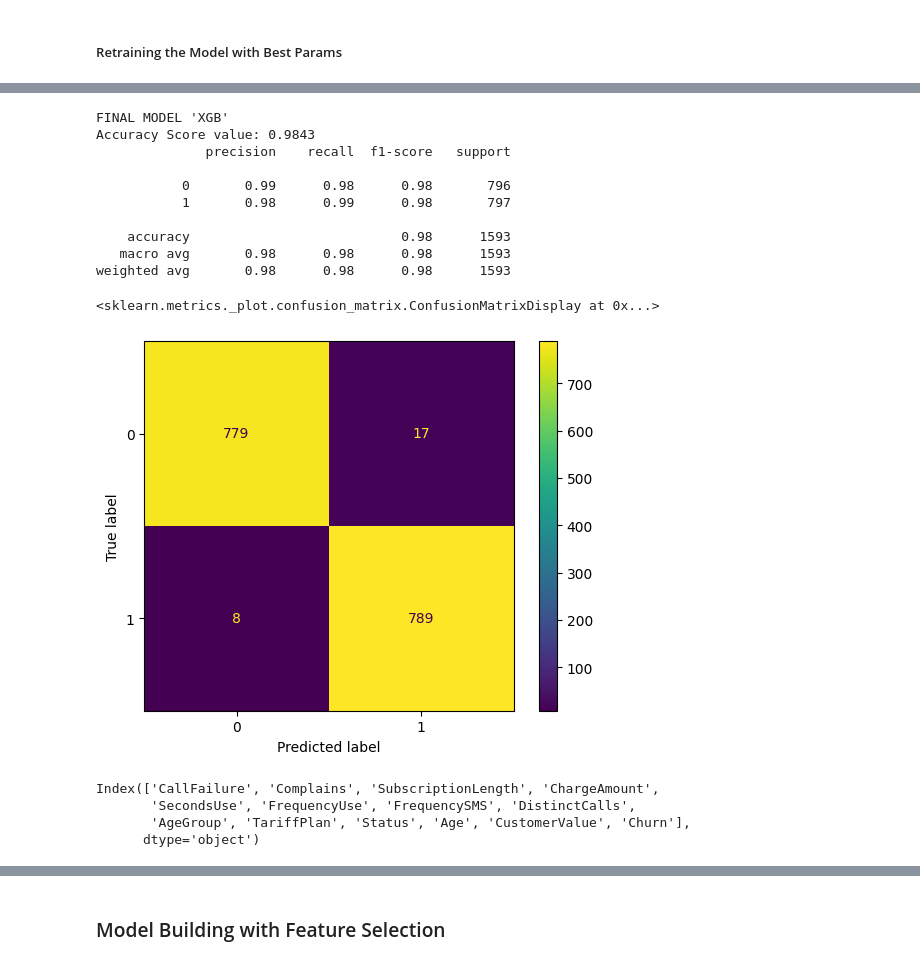
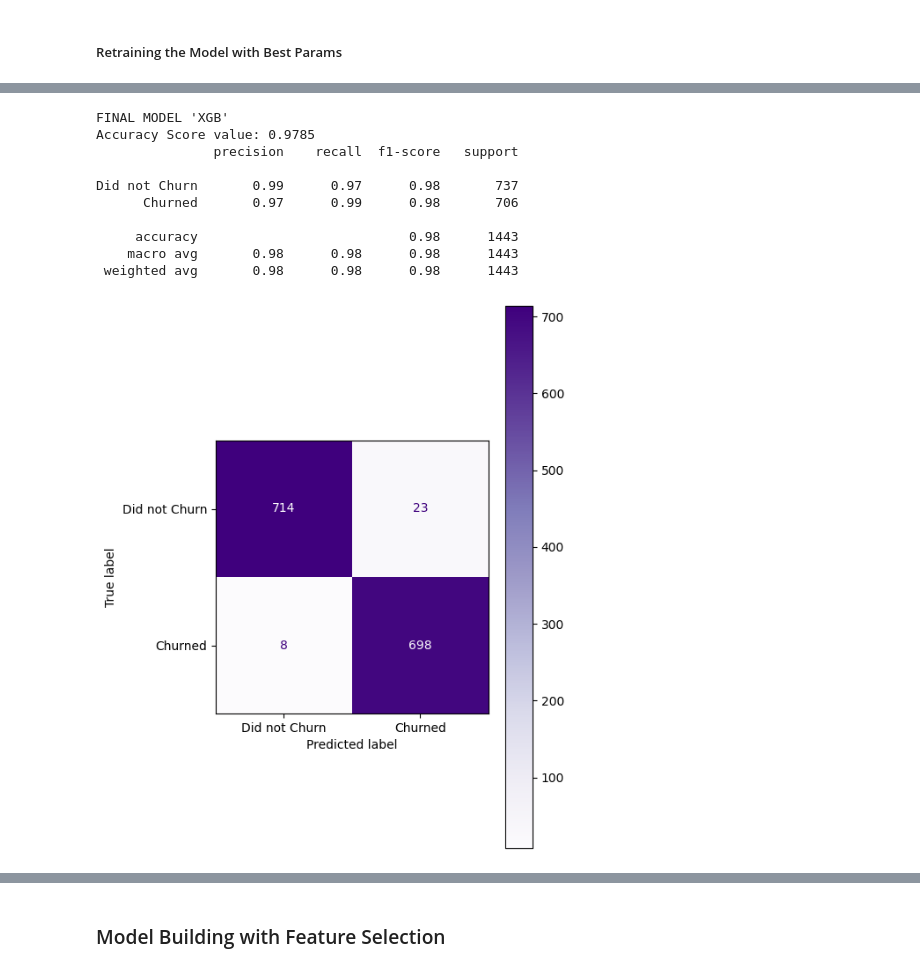
Before and after one commit to Kazeem-Bello/customer_chun, a Jupyter notebook: main.ipynb, the cells around one changed output, grey strips where cells are left out. Cells and saved outputs as stored; diff of their text form; code cells hidden in the pictures.

Commit message:
all model training done

```diff
--- a/main.ipynb
+++ b/main.ipynb
@@ -67,0 +72,2 @@ churn_df.duplicated().sum()
+# %%
+churn_df.drop_duplicates(inplace = True)
@@ -567,31 +621,28 @@ best_model = XGBClassifier(**model_param['XGB'], verbose = 0)
 best_model = best_model.fit(x_train, y_train)
 y_pred = best_model.predict(x_test)
 score = accuracy_score(y_test, y_pred)
-cr = classification_report(y_test, y_pred)
+target_names = ["Did not Churn", "Churned"]
+cr = classification_report(y_test, y_pred, target_names = target_names)
 
 print("FINAL MODEL 'XGB'")
 print ("Accuracy Score value: {:.4f}".format(score))
 print (cr)
 # %% [output]
 FINAL MODEL 'XGB'
-Accuracy Score value: 0.9843
-              precision    recall  f1-score   support
+Accuracy Score value: 0.9785
+               precision    recall  f1-score   support
 
-           0       0.99      0.98      0.98       796
-           1       0.98      0.99      0.98       797
+Did not Churn       0.99      0.97      0.98       737
+      Churned       0.97      0.99      0.98       706
 
-    accuracy                           0.98      1593
-   macro avg       0.98      0.98      0.98      1593
-weighted avg       0.98      0.98      0.98      1593
+     accuracy                           0.98      1443
+    macro avg       0.98      0.98      0.98      1443
+ weighted avg       0.98      0.98      0.98      1443
 # %%
-ConfusionMatrixDisplay.from_estimator(best_model, x_test, y_test)
+# plt.figure(figsize=(615, 15))
+disp = ConfusionMatrixDisplay.from_estimator(best_model, x_test, y_test, display_labels = target_names, cmap= "Purples")
+disp.figure_.set_size_inches(5, 8)
+
+plt.show()
 # %% [output]
-<sklearn.metrics._plot.confusion_matrix.ConfusionMatrixDisplay at 0x...>
-[figure, old version]
+[figure, new version]
-# %%
-churn_df.columns
-# %% [output]
-Index(['CallFailure', 'Complains', 'SubscriptionLength', 'ChargeAmount',
-       'SecondsUse', 'FrequencyUse', 'FrequencySMS', 'DistinctCalls',
-       'AgeGroup', 'TariffPlan', 'Status', 'Age', 'CustomerValue', 'Churn'],
-      dtype='object')
```
Also changed, not shown: parts of 77 cells of this notebook, 5 other files.
